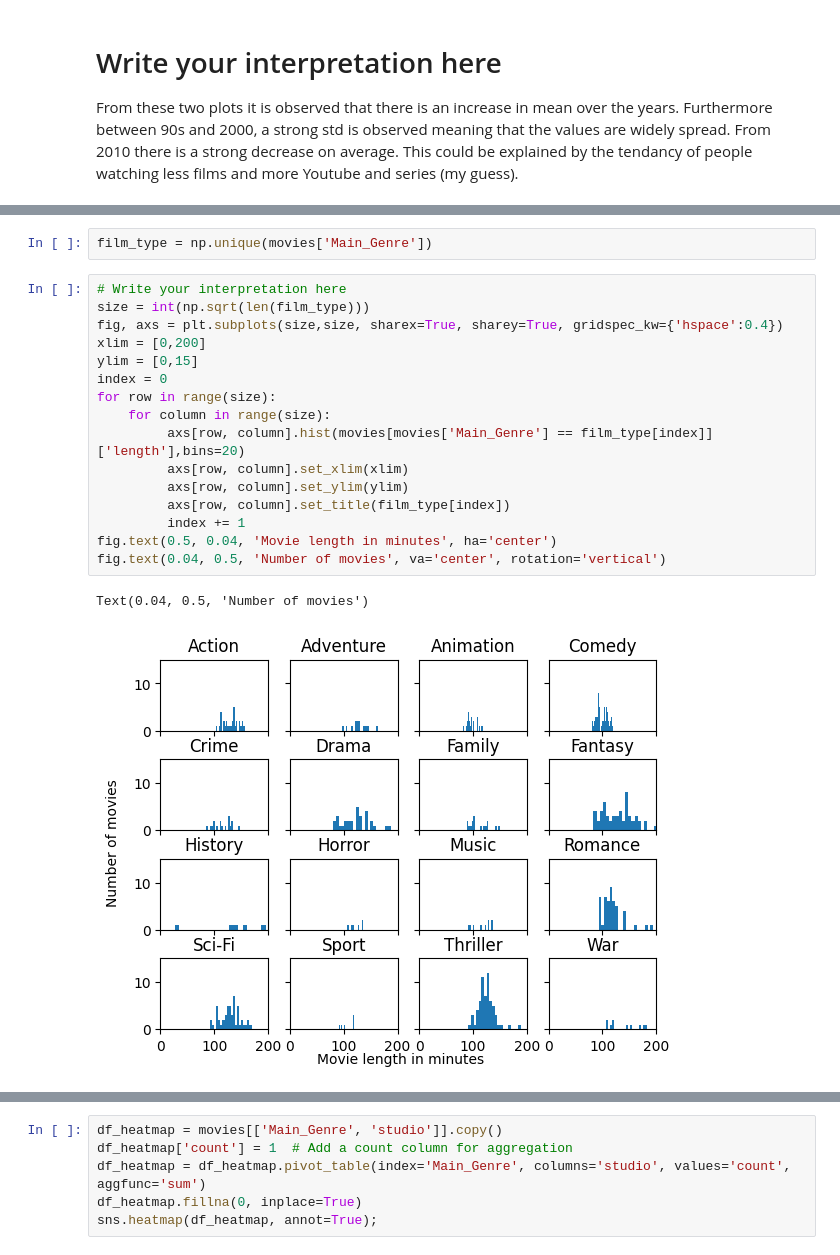
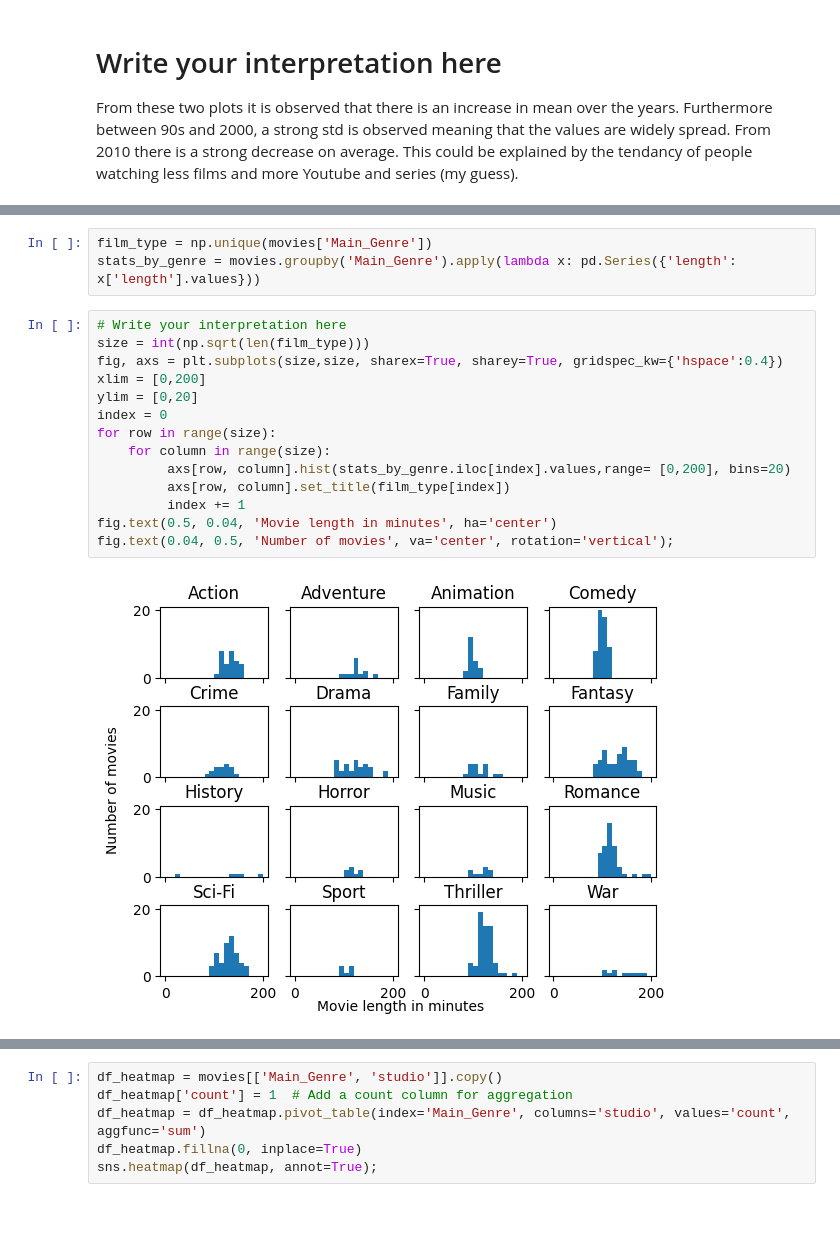
Before and after one commit to roduit/2023, a Jupyter notebook: Exercises/02 - Data viz and data from the web/Becoming a DataVizard exercise.ipynb, the cells around one changed output, grey strips where cells are left out. Saved outputs shown, nothing was run; the diff lists cells and outputs as text; blank space fills up the shorter version.

```diff
--- a/Exercises/02 - Data viz and data from the web/Becoming a DataVizard exercise.ipynb
+++ b/Exercises/02 - Data viz and data from the web/Becoming a DataVizard exercise.ipynb
@@ -242,27 +242,25 @@ From these two plots it is observed that there is an increase in mean over the y
 - How could we assign different color to each subplot (each genre)? What type of palette would be the best choice? Make a variation of the visualzation where each genre is visualized in a different color.
 
 <img src="figure3.jpg" style="width: 500px;" align="left">
-# %%
-film_type = np.unique(movies['Main_Genre'])
+# %%
+film_type = np.unique(movies['Main_Genre'])
+stats_by_genre = movies.groupby('Main_Genre').apply(lambda x: pd.Series({'length': x['length'].values}))
 # %%
 # Write your interpretation here
 size = int(np.sqrt(len(film_type)))
 fig, axs = plt.subplots(size,size, sharex=True, sharey=True, gridspec_kw={'hspace':0.4})
 xlim = [0,200]
-ylim = [0,15]
+ylim = [0,20]
 index = 0
 for row in range(size):
     for column in range(size):
-         axs[row, column].hist(movies[movies['Main_Genre'] == film_type[index]]['length'],bins=20)
-         axs[row, column].set_xlim(xlim)
-         axs[row, column].set_ylim(ylim)
+         axs[row, column].hist(stats_by_genre.iloc[index].values,range= [0,200], bins=20)
          axs[row, column].set_title(film_type[index])
          index += 1
 fig.text(0.5, 0.04, 'Movie length in minutes', ha='center')
-fig.text(0.04, 0.5, 'Number of movies', va='center', rotation='vertical')
+fig.text(0.04, 0.5, 'Number of movies', va='center', rotation='vertical');
 # %% [output]
-Text(0.04, 0.5, 'Number of movies')
-[figure, old version]
+[figure, new version]
 # %% [markdown]
 ## 2.3 Heatmaps
 
```
Also changed, not shown: parts of 2 cells of this notebook.
